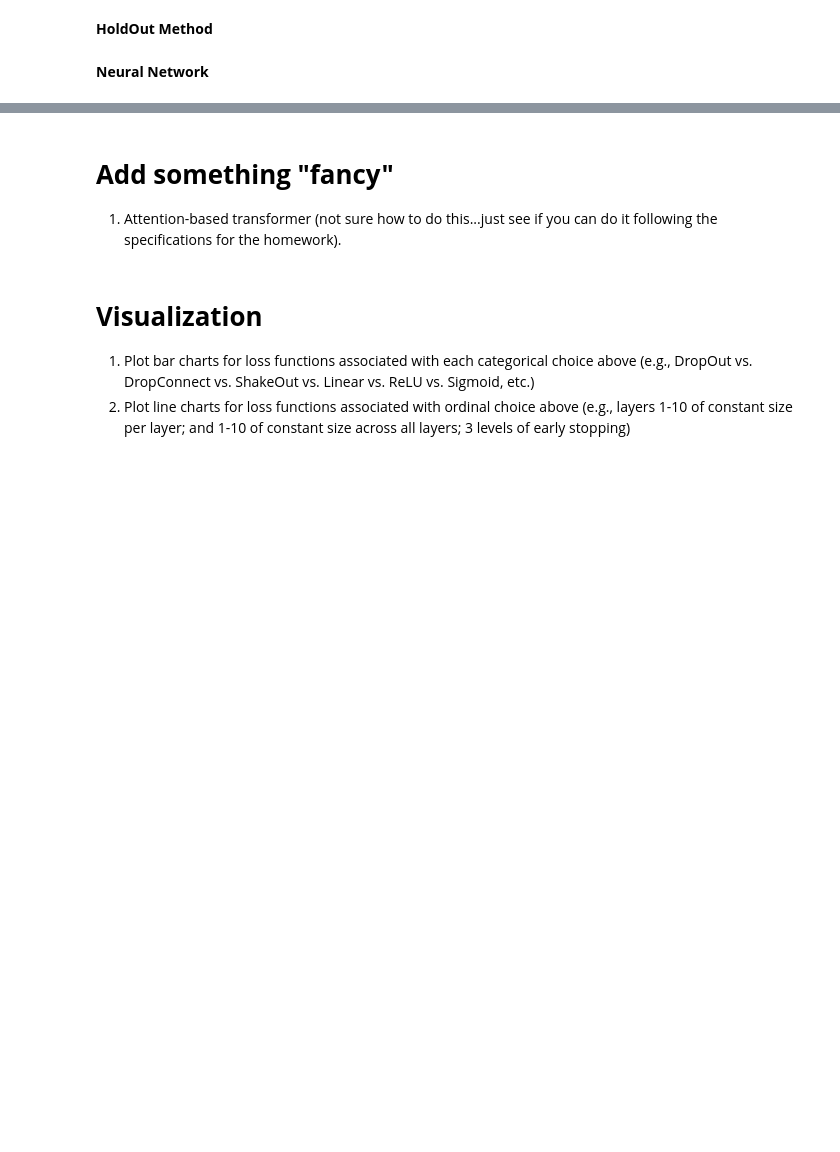
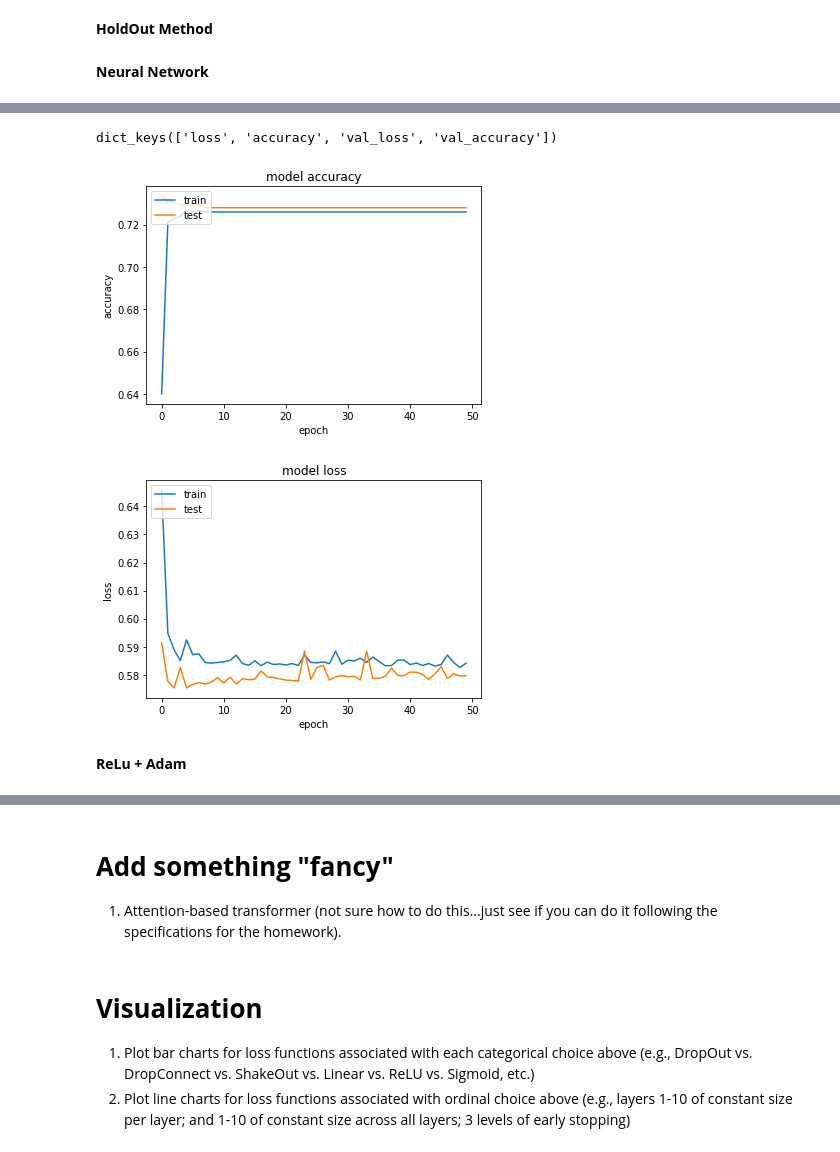
Before and after one commit to Hamza1122/Assignment_ML, a Jupyter notebook: FinalProject.ipynb, the cells around one changed output, grey strips where cells are left out. Drawn from its saved outputs; the diff is of its cells as text; code cells hidden in the pictures; blank space fills up the shorter version.

```diff
--- a/FinalProject.ipynb
+++ b/FinalProject.ipynb
@@ -240,0 +308,3 @@ def neural_network():
+# %%
+model=neural_network_model(linear_activation,sgd_optimizer)
+history = model.fit(X_train,y_train,validation_data=(X_test,y_test),epochs=50)
@@ -240,0 +329,25 @@ def neural_network():
+# %%
+# Accuracy and Loss graphs
+print(history.history.keys())
+# summarize history for accuracy
+plt.plot(history.history['accuracy'])
+plt.plot(history.history['val_accuracy'])
+plt.title('model accuracy')
+plt.ylabel('accuracy')
+plt.xlabel('epoch')
+plt.legend(['train', 'test'], loc='upper left')
+plt.show()
+# summarize history for loss
+plt.plot(history.history['loss'])
+plt.plot(history.history['val_loss'])
+plt.title('model loss')
+plt.ylabel('loss')
+plt.xlabel('epoch')
+plt.legend(['train', 'test'], loc='upper left')
+plt.show()
+# %% [output]
+dict_keys(['loss', 'accuracy', 'val_loss', 'val_accuracy'])
+[figure, added]
+[figure, added]
+# %% [markdown]
+**ReLu + Adam**
```
Also changed, not shown: parts of 20 cells of this notebook.
